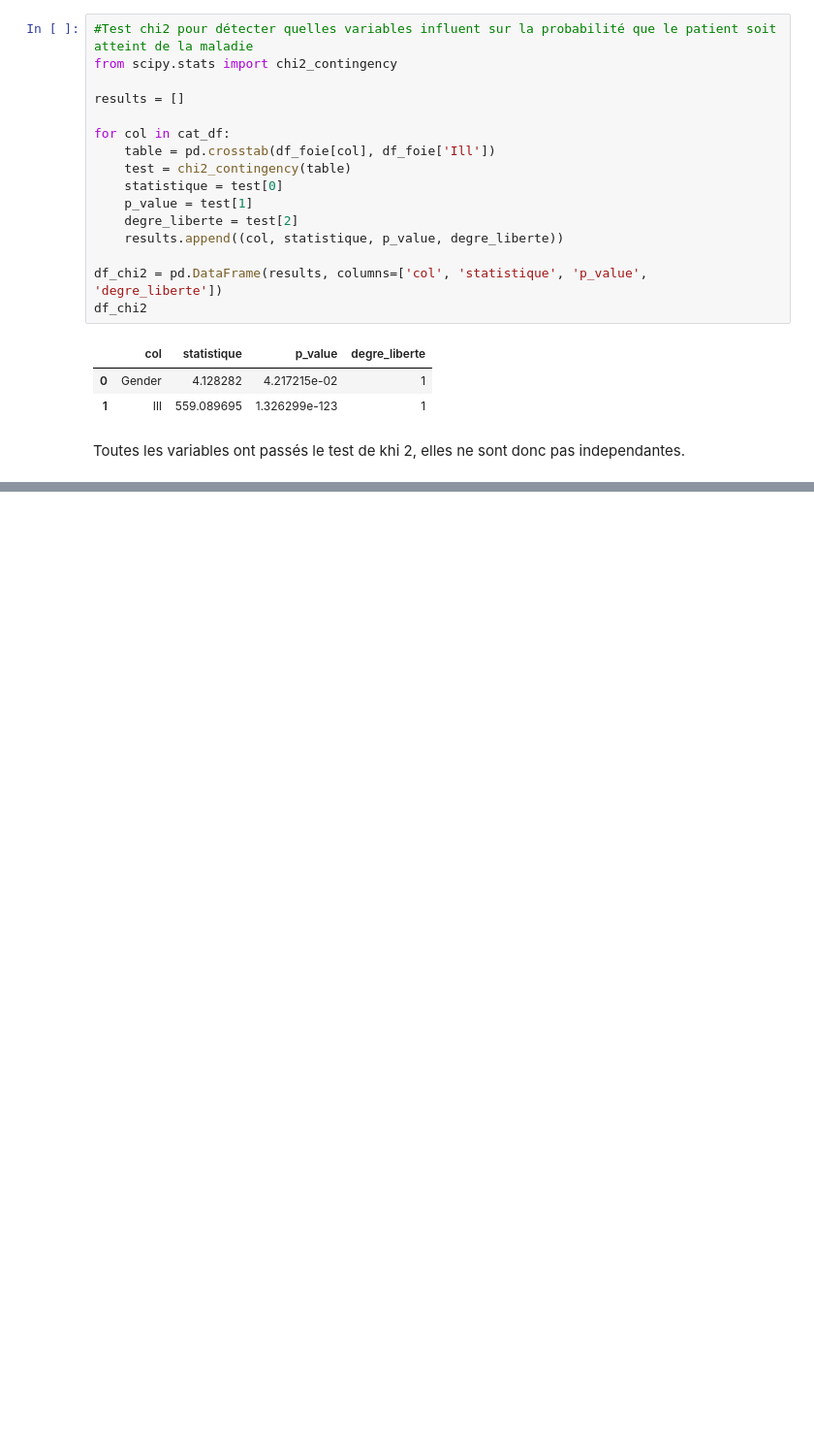
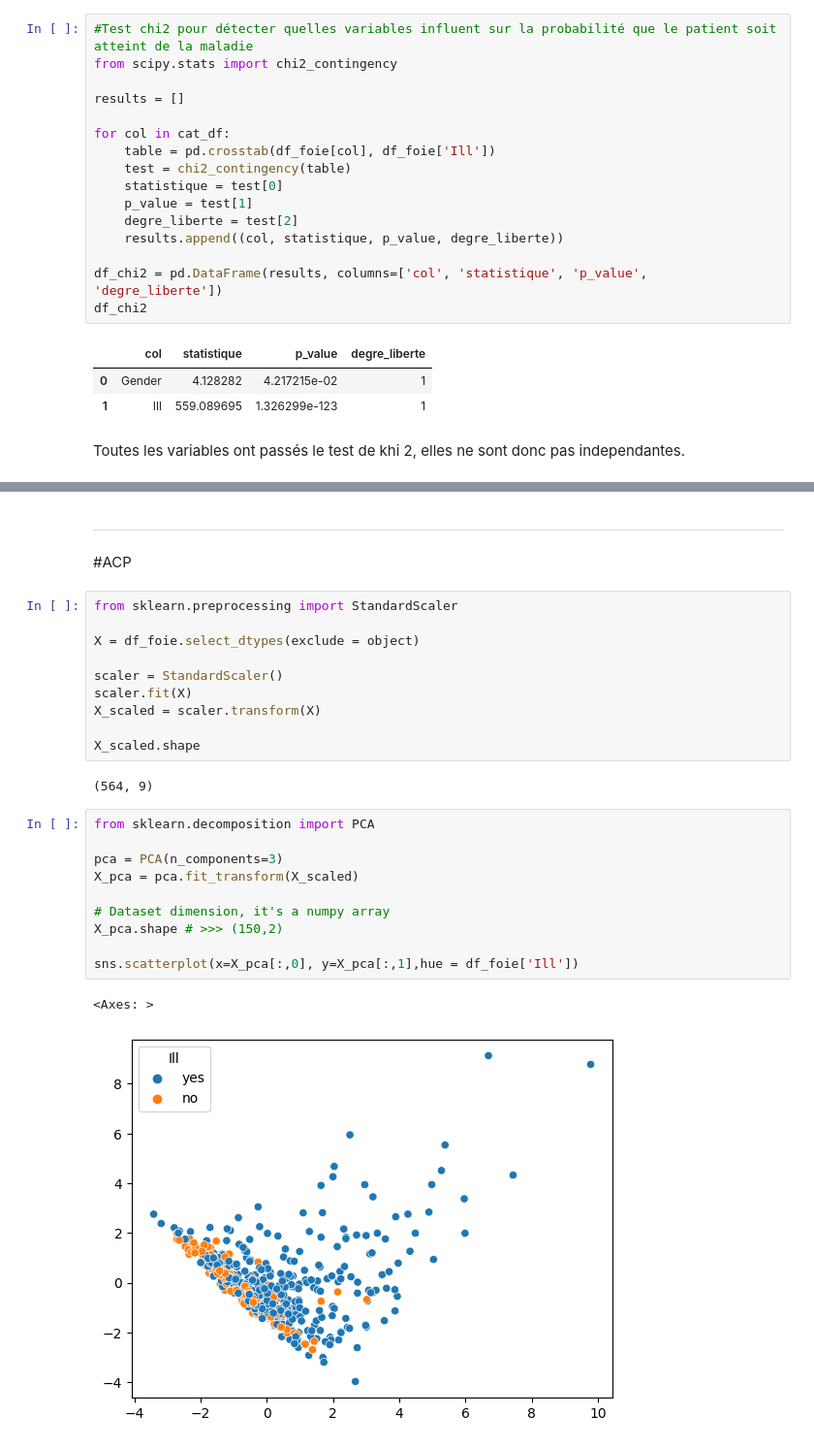
Before and after one commit to gdutr/gdutr.github.io, a Jupyter notebook: Etude_maladie_foie.ipynb, the cells around one changed output, grey strips where cells are left out. Shown at 97% size. Drawn from its saved outputs; the diff is of its cells as text; blank space fills up the shorter version.

```diff
--- a/Etude_maladie_foie.ipynb
+++ b/Etude_maladie_foie.ipynb
@@ -455,0 +547,28 @@ Toutes les variables ont passés le test de khi 2, elles ne sont donc pas indepe
+# %% [markdown]
+___
+#ACP
+# %%
+from sklearn.preprocessing import StandardScaler
+
+X = df_foie.select_dtypes(exclude = object)
+
+scaler = StandardScaler()
+scaler.fit(X)
+X_scaled = scaler.transform(X)
+
+X_scaled.shape
+# %% [output]
+(564, 9)
+# %%
+from sklearn.decomposition import PCA
+
+pca = PCA(n_components=3)
+X_pca = pca.fit_transform(X_scaled)
+
+# Dataset dimension, it's a numpy array
+X_pca.shape # >>> (150,2)
+
+sns.scatterplot(x=X_pca[:,0], y=X_pca[:,1],hue = df_foie['Ill'])
+# %% [output]
+<Axes: >
+[figure, added]
```
Also changed, not shown: parts of 15 cells of this notebook.
